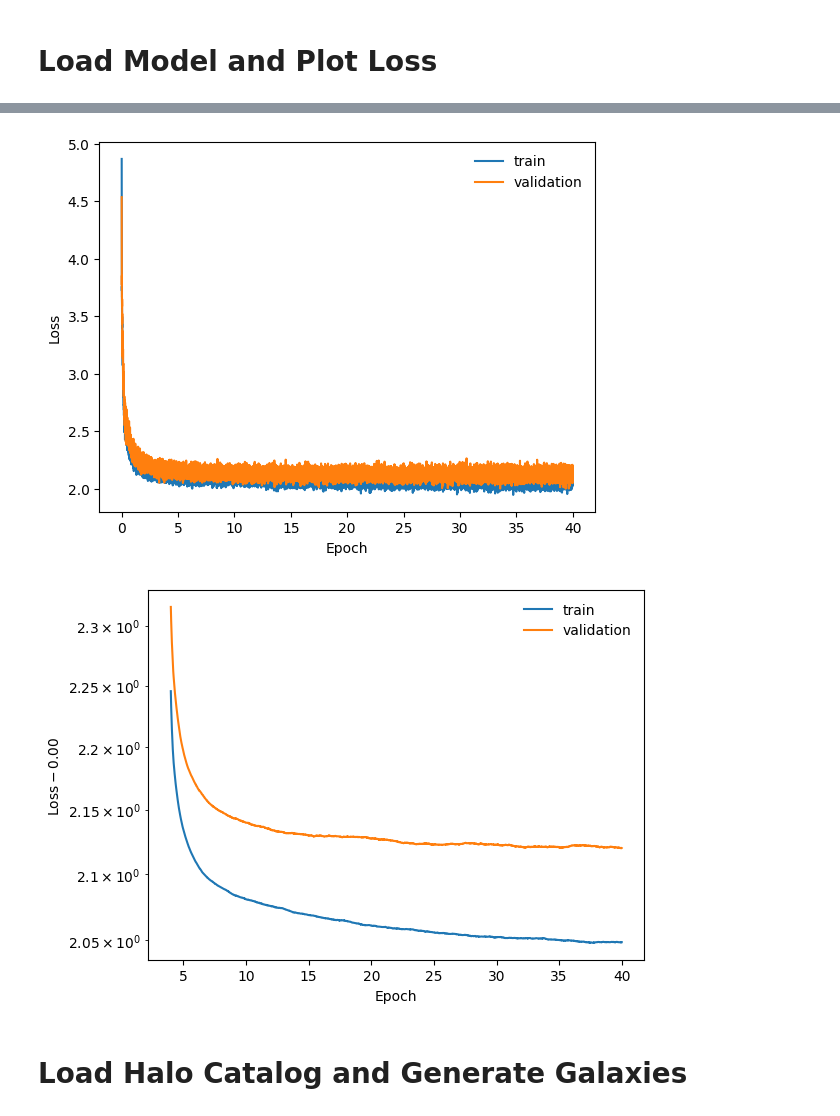
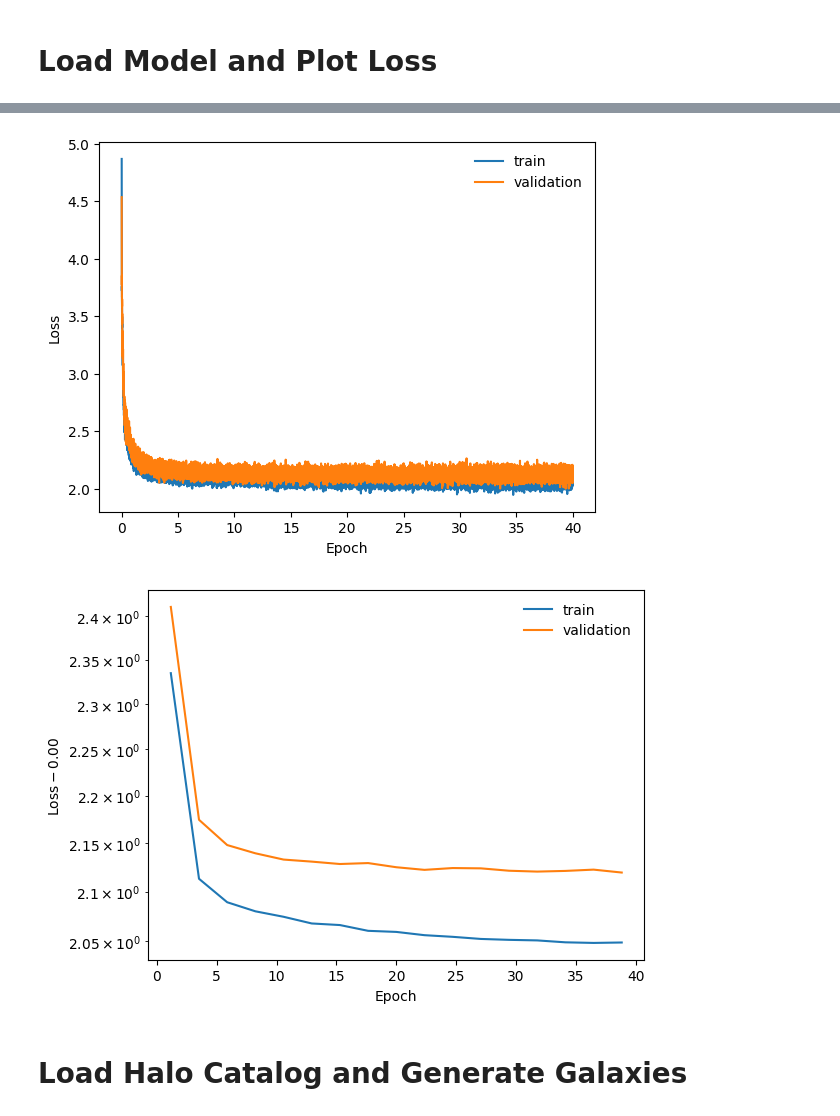
Before and after one commit to knmoriwaki/cosmoglint, a Jupyter notebook: notebooks/check_global_cond.ipynb, the cells around one changed output, grey strips where cells are left out. Cells and saved outputs as stored; diff of their text form; code cells hidden in the pictures.

```diff
--- a/notebooks/check_global_cond.ipynb
+++ b/notebooks/check_global_cond.ipynb
@@ -25,24 +25,35 @@ from matplotlib.colors import LogNorm
 gpu_id = 0
 device = torch.device("cuda:{:d}".format(gpu_id) if torch.cuda.is_available() else "cpu")
 
-def plot_running_mean(x, value, window_size, show_diff=False, ymin=None, **kwargs):
-    cumsum = np.cumsum(np.insert(value, 0, 0))
-    y = (cumsum[window_size:] - cumsum[:-window_size]) / window_size
-    x = x[window_size-1:]
+def plot_binned_mean(x, value, window_size, show_diff=False, ymin=None, **kwargs):
+    x = np.asarray(x)
+    value = np.asarray(value)
 
-    if len(y) == 0:
+    n = len(value)
+    n_bin = n // window_size
+
+    if n_bin == 0:
         print("Warning: No data to plot.")
         return None, None
 
+    # 端数は捨てる
+    x_trim = x[:n_bin * window_size]
+    v_trim = value[:n_bin * window_size]
+
+    # window_size 個ずつまとめる
+    x_bin = x_trim.reshape(n_bin, window_size).mean(axis=1)
+    y_bin = v_trim.reshape(n_bin, window_size).mean(axis=1)
+
     if show_diff:
-        ymin = y.min() - 1e-3 if ymin is None else ymin
-        y -= ymin
-        print("ymin plot: ", ymin)
-        plt.plot(x, y, **kwargs)
+        ymin = y_bin.min() - 1e-3 if ymin is None else ymin
+        y_plot = y_bin - ymin
+        print("ymin plot:", ymin)
     else:
-        plt.plot(x, y, **kwargs)
+        y_plot = y_bin
 
-    return x, y
+    plt.plot(x_bin, y_plot, **kwargs)
+
+    return x_bin, y_plot
 
 
 def calc_length(x, threshold, ref_param=0, skip_length=1):
@@ -82,7 +93,7 @@ param_names = [r"$\rm SFR \ [M_\odot /yr]$", r"$d\ [{\rm Mpc}/h]$", r"$v_r \ \rm
 
 param_labels = ["sfr", "d", "vr", "vt"]
 
-base_dir = "../scripts/runs/output_transformer"
+base_dir = "../scripts/runs"
 # %% [markdown]
 # Load Model and Plot Loss
 # %%
@@ -121,14 +132,14 @@ plt.ylabel("Loss")
 plt.legend(frameon=False)
 
 plt.figure()
-dx = min(int(len(x)/10), 10000)
+dx = min(int(len(x)/10), 1000)
 plt.xlabel("Epoch")
 plt.yscale("log")
 ymin = 0
 plt.ylabel(r"${\rm Loss} - %.2f$"%(ymin))
 
-plot_running_mean(x, loss[:,1], dx, show_diff=True, label="train", ymin=ymin)
-plot_running_mean(x, loss[:,2], dx, show_diff=True, label="validation", ymin=ymin)
+plot_binned_mean(x, loss[:,1], dx, show_diff=True, label="train", ymin=ymin)
+plot_binned_mean(x, loss[:,2], dx, show_diff=True, label="validation", ymin=ymin)
 #plt.grid()
 plt.legend(frameon=False)
 
@@ -148,19 +159,19 @@ ymin plot:  0
 TransformerWithGlobalCond(
   (transformer): Transformer1(
     (pos_embedding): Embedding(50, 128)
     (token_type_embedding): Embedding(4, 128)
     (embedding_layers): Sequential(
       (0): Linear(in_features=1, out_features=128, bias=True)
       (1): LeakyReLU(negative_slope=0.01)
       (2): Dropout(p=0, inplace=False)
       (3): Linear(in_features=128, out_features=128, bias=True)
 ... (29 lines left out)
     (out_activation): Softmax(dim=-1)
   )
 )
 Final mean validation loss: 2.124
 [figure]
-[figure, old version]
+[figure, new version]
 # %% [markdown]
 # Load Halo Catalog and Generate Galaxies
 # %%
```
Also changed, not shown: parts of 9 cells of this notebook, 5 other files.
